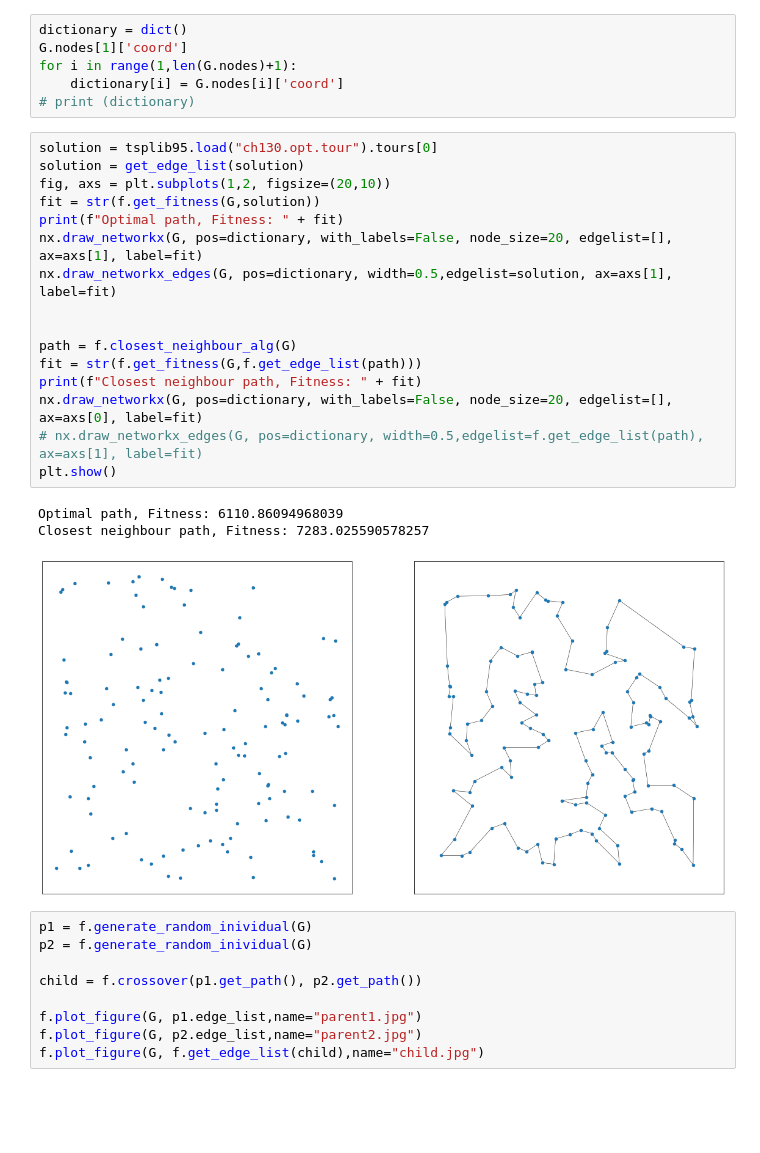
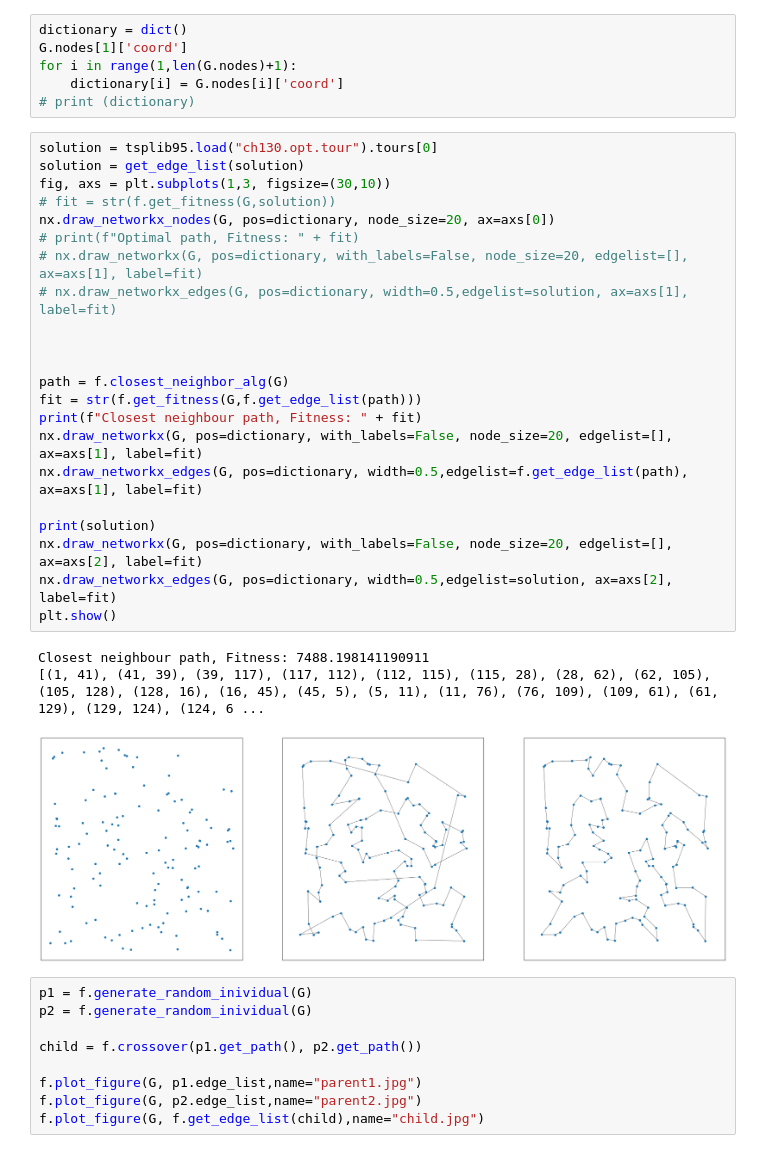
Before and after one commit to ElFilosofoX/natural_computing_project, a Jupyter notebook: testing_tsp.ipynb, the cells around one changed output. Saved outputs shown, nothing was run; the diff lists cells and outputs as text; blank space fills up the shorter version.

```diff
--- a/testing_tsp.ipynb
+++ b/testing_tsp.ipynb
@@ -52,23 +54,29 @@ for i in range(1,len(G.nodes)+1):
 # %%
 solution = tsplib95.load("ch130.opt.tour").tours[0]
 solution = get_edge_list(solution)
-fig, axs = plt.subplots(1,2, figsize=(20,10))
-fit = str(f.get_fitness(G,solution))
-print(f"Optimal path, Fitness: " + fit)
-nx.draw_networkx(G, pos=dictionary, with_labels=False, node_size=20, edgelist=[], ax=axs[1], label=fit)
-nx.draw_networkx_edges(G, pos=dictionary, width=0.5,edgelist=solution, ax=axs[1], label=fit)
+fig, axs = plt.subplots(1,3, figsize=(30,10))
+# fit = str(f.get_fitness(G,solution))
+nx.draw_networkx_nodes(G, pos=dictionary, node_size=20, ax=axs[0])
+# print(f"Optimal path, Fitness: " + fit)
+# nx.draw_networkx(G, pos=dictionary, with_labels=False, node_size=20, edgelist=[], ax=axs[1], label=fit)
+# nx.draw_networkx_edges(G, pos=dictionary, width=0.5,edgelist=solution, ax=axs[1], label=fit)
 
 
-path = f.closest_neighbour_alg(G)
+
+path = f.closest_neighbor_alg(G)
 fit = str(f.get_fitness(G,f.get_edge_list(path)))
 print(f"Closest neighbour path, Fitness: " + fit)
-nx.draw_networkx(G, pos=dictionary, with_labels=False, node_size=20, edgelist=[], ax=axs[0], label=fit)
-# nx.draw_networkx_edges(G, pos=dictionary, width=0.5,edgelist=f.get_edge_list(path), ax=axs[1], label=fit)
+nx.draw_networkx(G, pos=dictionary, with_labels=False, node_size=20, edgelist=[], ax=axs[1], label=fit)
+nx.draw_networkx_edges(G, pos=dictionary, width=0.5,edgelist=f.get_edge_list(path), ax=axs[1], label=fit)
+
+print(solution)
+nx.draw_networkx(G, pos=dictionary, with_labels=False, node_size=20, edgelist=[], ax=axs[2], label=fit)
+nx.draw_networkx_edges(G, pos=dictionary, width=0.5,edgelist=solution, ax=axs[2], label=fit)
 plt.show()
 # %% [output]
-Optimal path, Fitness: 6110.86094968039
-Closest neighbour path, Fitness: 7283.025590578257
+Closest neighbour path, Fitness: 7488.198141190911
+[(1, 41), (41, 39), (39, 117), (117, 112), (112, 115), (115, 28), (28, 62), (62, 105), (105, 128), (128, 16), (16, 45), (45, 5), (5, 11), (11, 76), (76, 109), (109, 61), (61, 129), (129, 124), (124, 6 ...
-[figure, old version]
+[figure, new version]
 # %%
 p1 = f.generate_random_inividual(G)
 p2 = f.generate_random_inividual(G)
```
Also changed, not shown: parts of 8 cells of this notebook, 6 other files.
